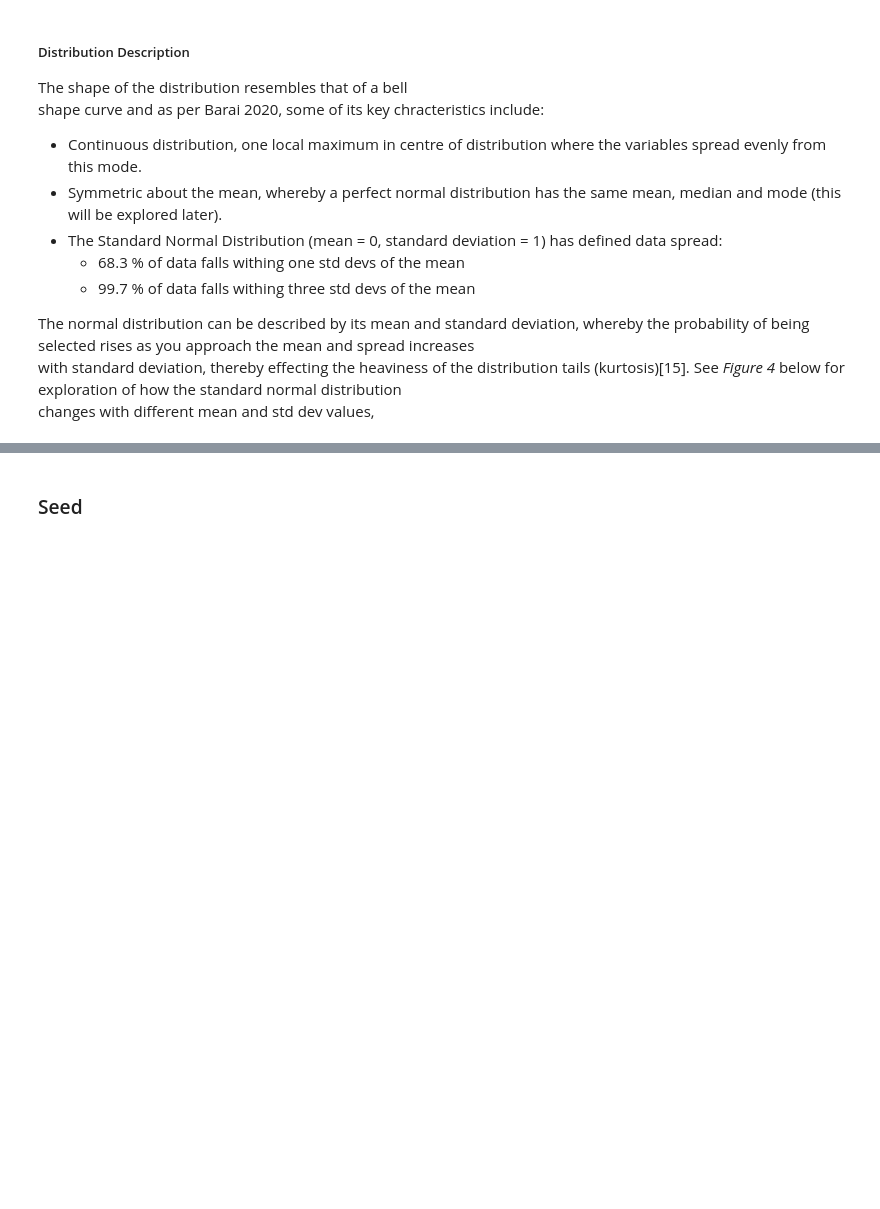
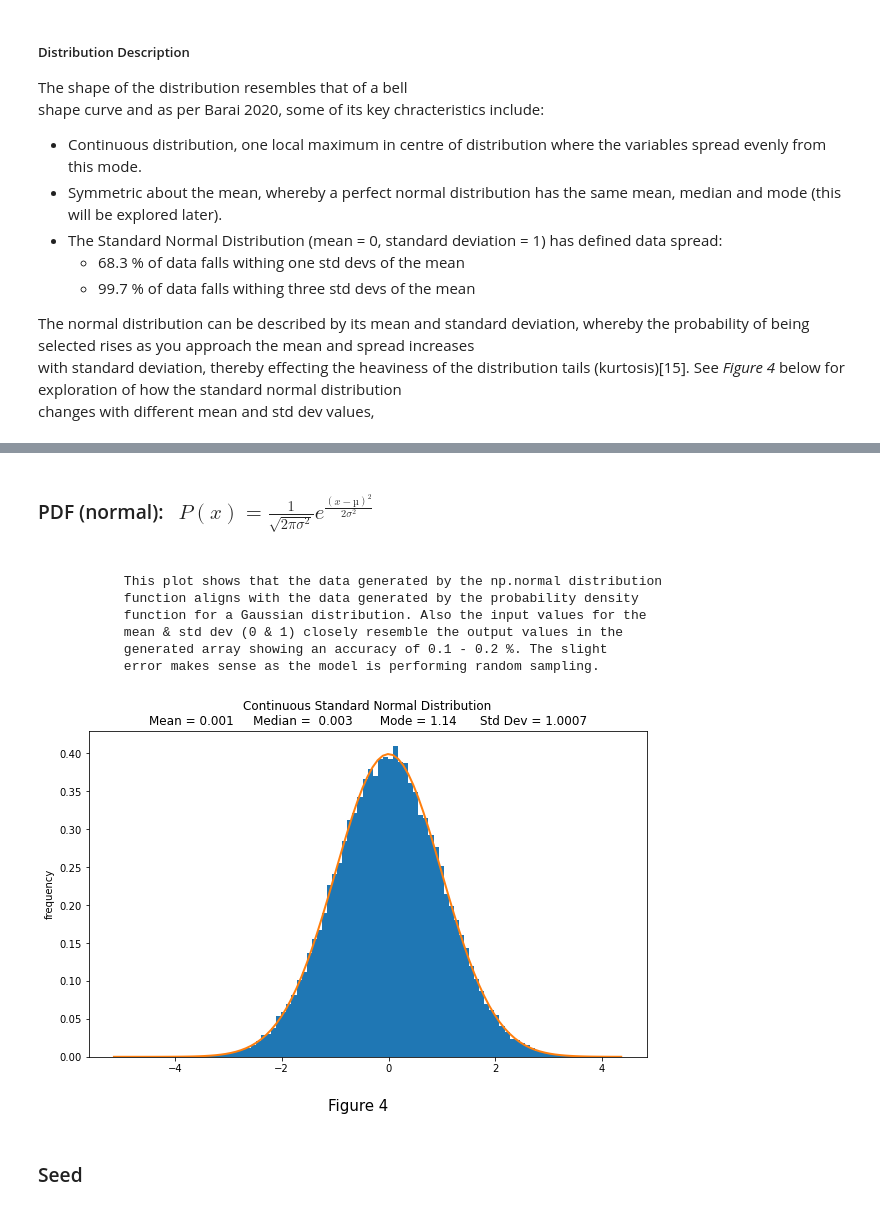
Before and after one commit to CiaranMoran27/numpy.random, a Jupyter notebook: numpy-random.ipynb, the cells around one changed output, grey strips where cells are left out. Drawn from its saved outputs; the diff is of its cells as text; code cells hidden in the pictures; blank space fills up the shorter version.

Commit message:
Normal Distribution Section Updated: Prob Density Function added

```diff
--- a/numpy-random.ipynb
+++ b/numpy-random.ipynb
@@ -312,3 +322,49 @@ plt.show()
+# %% [markdown]
+<h3>PDF (normal): &nbsp;  $P(x)=\frac{1}{\sqrt{2πσ^2}}{e^\frac{(x-µ)^2}{2σ^2}}$ <h3>
+# %%
+# plot Continuous Standard Normal Distribution
+# define variables
+mean = 0
+std_dev = 1
+
+# generate normal array
+normal_array = np.random.normal(mean, std_dev, 100000)
+
+# plot histogram given normal array
+fig, ax = plt.subplots(figsize = (10, 6))
+count, bins, ignored = plt.hist(normal_array, 100, density = True)
+plt.figtext(0.5, 0.0, 'Figure 4', wrap=True, horizontalalignment = 'center', fontsize = 15)
+
+# define probability density function (equation shown in PDF1 below)
+f = 1/(std_dev * np.sqrt(2 * np.pi)) * np.exp(-(bins - mean)**2/(2 * std_dev**2))
+
+# calc 3x stats for normal curve
+mean = round(statistics.mean(normal_array), 3)
+median = round(statistics.median(normal_array), 3)
+mode = round(statistics.mode(normal_array), 3)
+std_dev = round(np.std(normal_array), 4)
+
+# plot probability density line
+plt.plot(bins, f, linewidth = 2);
+plt.ylabel('frequency');
+plt.title('Continuous Standard Normal Distribution\nMean = {}     Median =  {}       Mode = {}      Std Dev = {}'.format(mean, median, mode, std_dev));
+
+# description for plot
+string_spacer = [' ' * 11 for i in range(6)]
+print('\n{}This plot shows that the data generated by the np.normal distribution\n\
+{}function aligns with the data generated by the probability density\n\
+{}function for a Gaussian distribution. Also the input values for the\n\
+{}mean & std dev (0 & 1) closely resemble the output values in the\n\
+{}generated array showing an accuracy of 0.1 - 0.2 %. The slight\n\
+{}error makes sense as the model is performing random sampling.'.format(*string_spacer))    # add comment about random variability
+# %% [output]
+           This plot shows that the data generated by the np.normal distribution
+           function aligns with the data generated by the probability density
+           function for a Gaussian distribution. Also the input values for the
+           mean & std dev (0 & 1) closely resemble the output values in the
+           generated array showing an accuracy of 0.1 - 0.2 %. The slight
+           error makes sense as the model is performing random sampling.
+[figure, added]
 # %% [markdown]
 ### Seed
 # %% [markdown]
```
Also changed, not shown: parts of 7 cells of this notebook.
